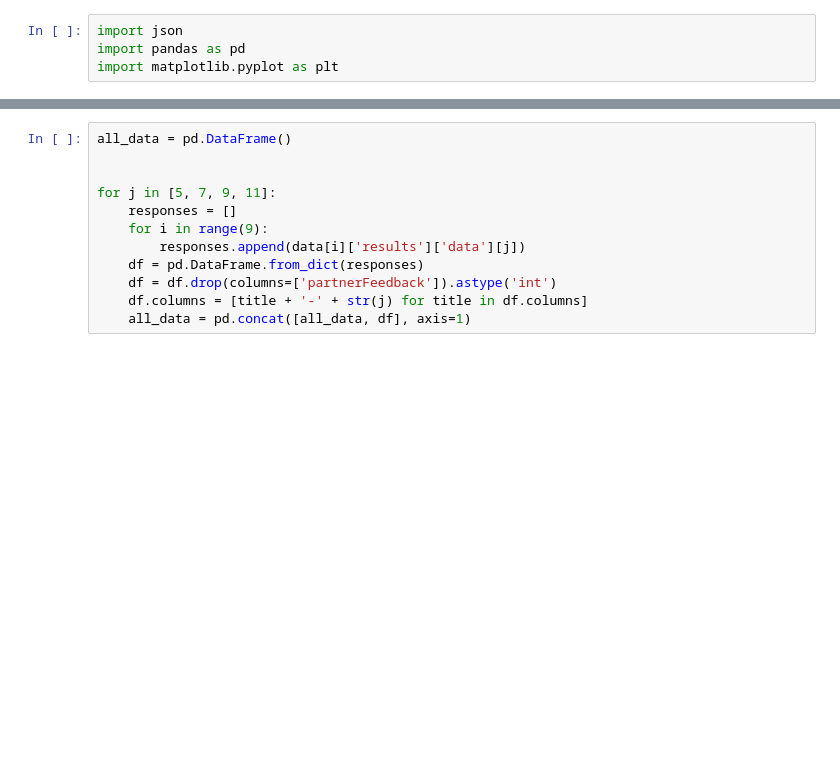
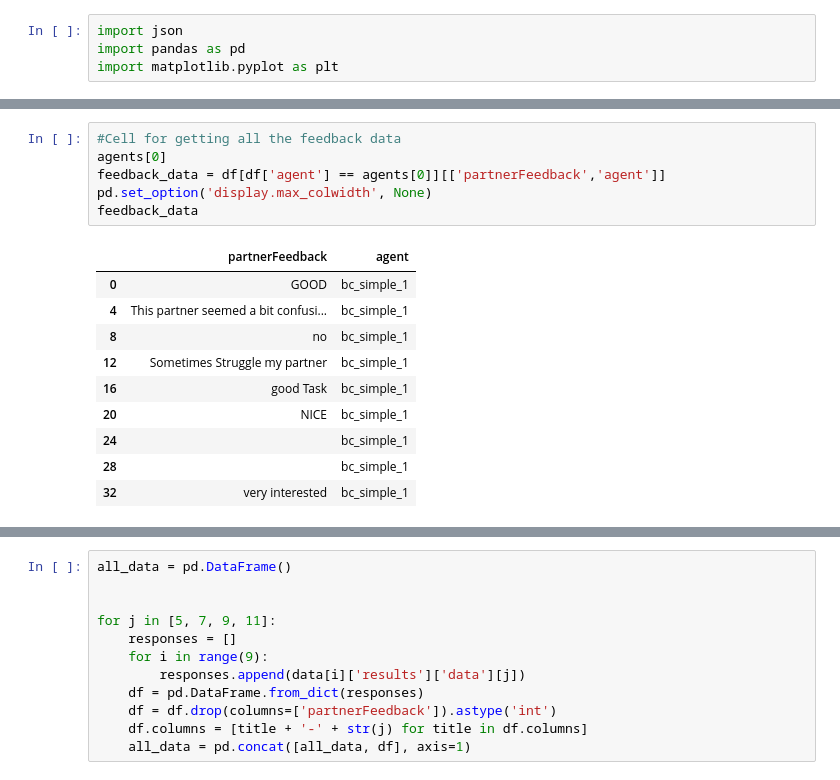
Before and after one commit to a-newman/overcooked-human-exp, a Jupyter notebook: mturk/analyze_data/analyze_mturk_game_feedback.ipynb, the cells around one changed output, grey strips where cells are left out. Cells and saved outputs as stored; diff of their text form; blank space fills up the shorter version.

```diff
--- a/mturk/analyze_data/analyze_mturk_game_feedback.ipynb
+++ b/mturk/analyze_data/analyze_mturk_game_feedback.ipynb
@@ -34,0 +59,17 @@ len(data)
+# %%
+#Cell for getting all the feedback data
+agents[0]
+feedback_data = df[df['agent'] == agents[0]][['partnerFeedback','agent']]
+pd.set_option('display.max_colwidth', None)
+feedback_data
+# %% [output]
+|  | partnerFeedback | agent |
+| 0 | GOOD | bc_simple_1 |
+| 4 | This partner seemed a bit confusi... | bc_simple_1 |
+| 8 | no | bc_simple_1 |
+| 12 | Sometimes Struggle my partner | bc_simple_1 |
+| 16 | good Task | bc_simple_1 |
+| 20 | NICE | bc_simple_1 |
+| 24 |  | bc_simple_1 |
+| 28 |  | bc_simple_1 |
+| 32 | very interested | bc_simple_1 |
```
Also changed, not shown: parts of 10 cells of this notebook, 3 other files.
